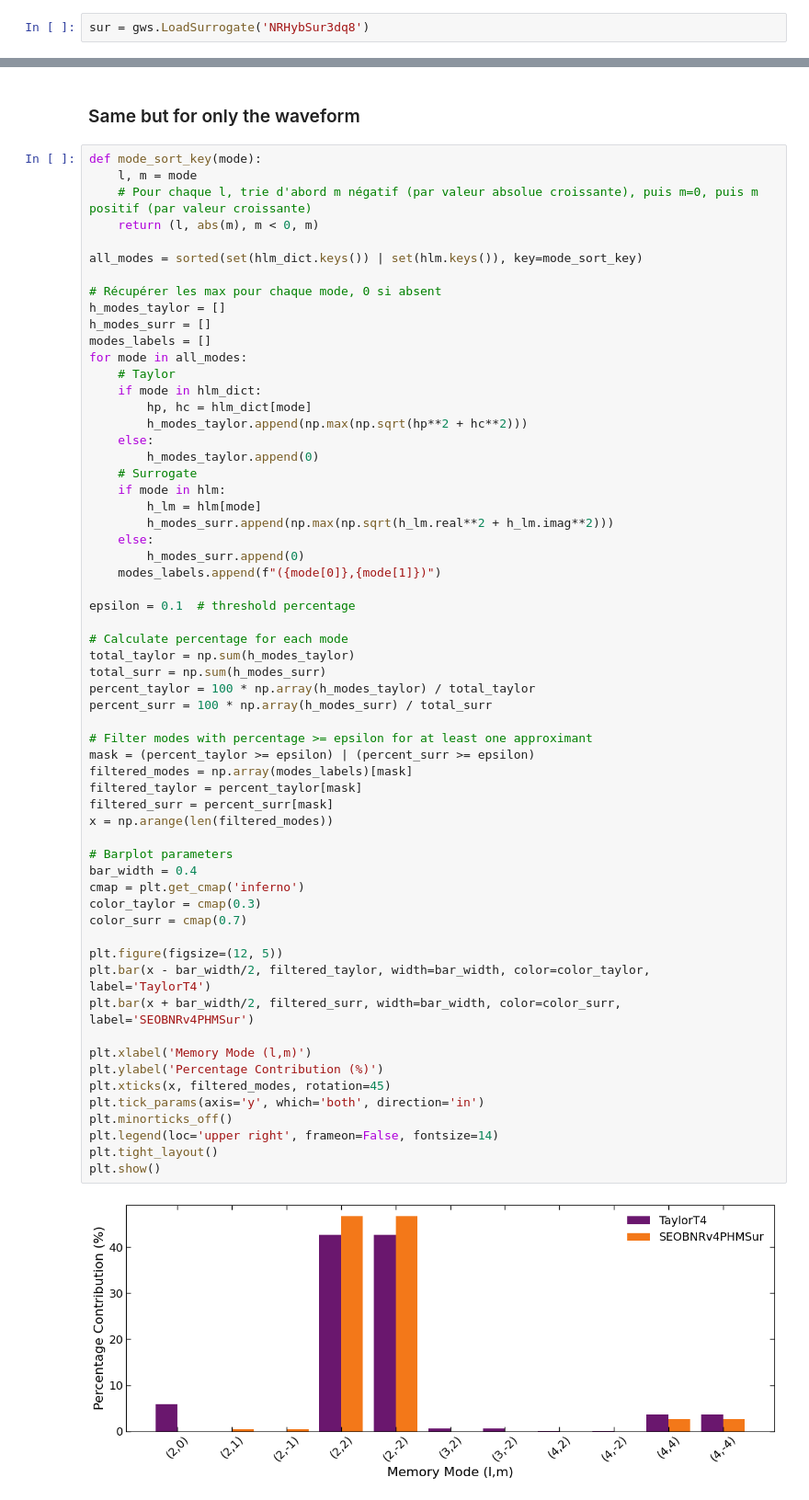
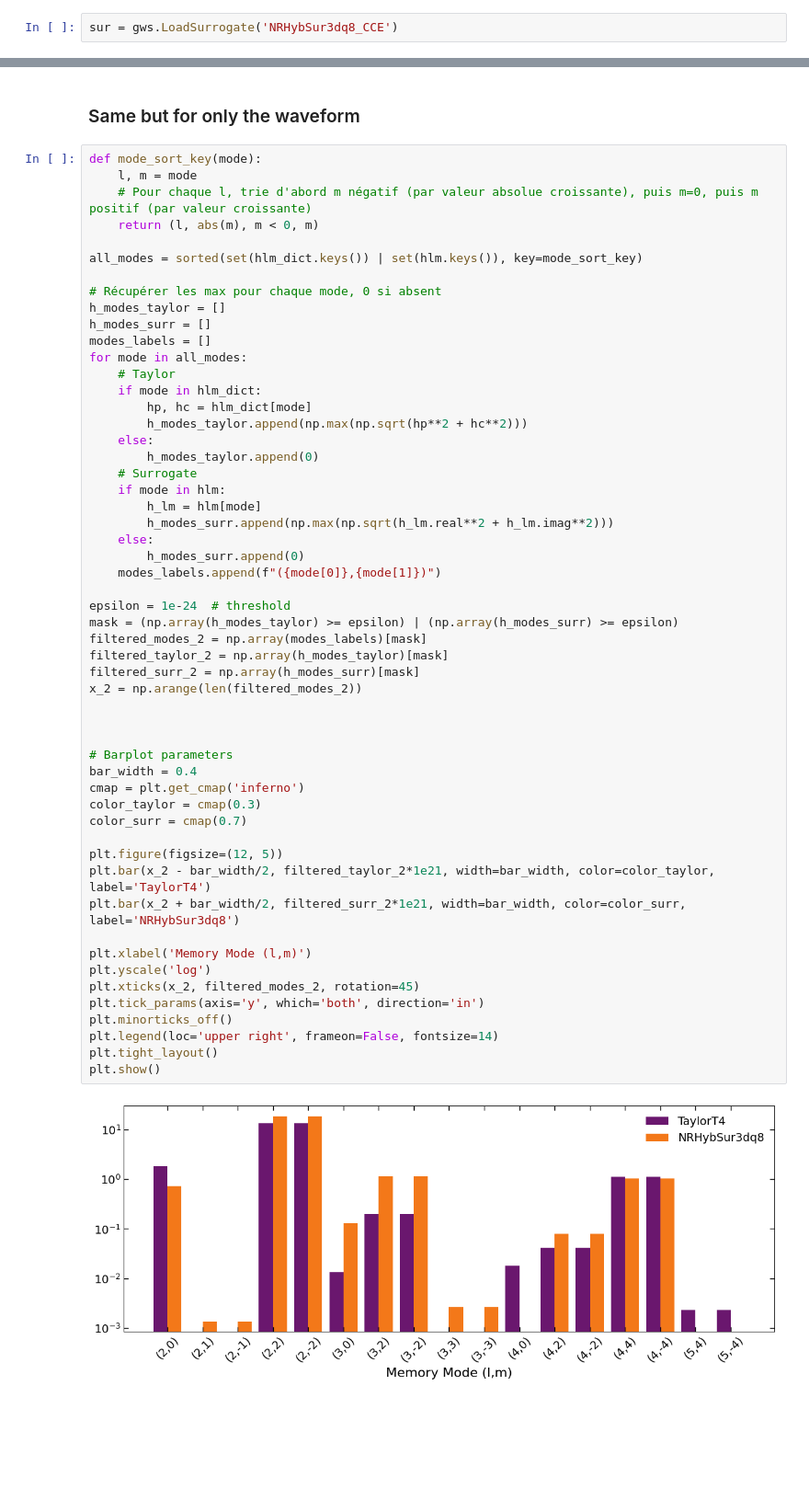
Before and after one commit to ThomasBastro/Memory_effect, a Jupyter notebook: Memory_Lopez/Computation_GW_Memory.ipynb, the cells around one changed output, grey strips where cells are left out. Shown at 92% size. Cells and saved outputs as stored; diff of their text form; blank space fills up the shorter version.

```diff
--- a/Memory_Lopez/Computation_GW_Memory.ipynb
+++ b/Memory_Lopez/Computation_GW_Memory.ipynb
@@ -376,5 +376,5 @@ NRHybSur3dq8Tidal
   from the m>0 modes. Model details can be found in Islam et al. 2022, arXiv:2204.01972.
   References: https://arxiv.org/abs/2204.01972
 # %%
-sur = gws.LoadSurrogate('NRHybSur3dq8')
+sur = gws.LoadSurrogate('NRHybSur3dq8_CCE')
 # %% [output]
@@ -978,48 +980,42 @@ for mode in all_modes:
         hp, hc = hlm_dict[mode]
         h_modes_taylor.append(np.max(np.sqrt(hp**2 + hc**2)))
     else:
         h_modes_taylor.append(0)
     # Surrogate
     if mode in hlm:
         h_lm = hlm[mode]
         h_modes_surr.append(np.max(np.sqrt(h_lm.real**2 + h_lm.imag**2)))
     else:
         h_modes_surr.append(0)
     modes_labels.append(f"({mode[0]},{mode[1]})")
 
-epsilon = 0.1  # threshold percentage
+epsilon = 1e-24  # threshold
+mask = (np.array(h_modes_taylor) >= epsilon) | (np.array(h_modes_surr) >= epsilon)
+filtered_modes_2 = np.array(modes_labels)[mask]
+filtered_taylor_2 = np.array(h_modes_taylor)[mask]
+filtered_surr_2 = np.array(h_modes_surr)[mask]
+x_2 = np.arange(len(filtered_modes_2))
 
-# Calculate percentage for each mode
-total_taylor = np.sum(h_modes_taylor)
-total_surr = np.sum(h_modes_surr)
-percent_taylor = 100 * np.array(h_modes_taylor) / total_taylor
-percent_surr = 100 * np.array(h_modes_surr) / total_surr
 
-# Filter modes with percentage >= epsilon for at least one approximant
-mask = (percent_taylor >= epsilon) | (percent_surr >= epsilon)
-filtered_modes = np.array(modes_labels)[mask]
-filtered_taylor = percent_taylor[mask]
-filtered_surr = percent_surr[mask]
-x = np.arange(len(filtered_modes))
 
 # Barplot parameters
 bar_width = 0.4
 cmap = plt.get_cmap('inferno')
 color_taylor = cmap(0.3)
 color_surr = cmap(0.7)
 
 plt.figure(figsize=(12, 5))
-plt.bar(x - bar_width/2, filtered_taylor, width=bar_width, color=color_taylor, label='TaylorT4')
-plt.bar(x + bar_width/2, filtered_surr, width=bar_width, color=color_surr, label='SEOBNRv4PHMSur')
+plt.bar(x_2 - bar_width/2, filtered_taylor_2*1e21, width=bar_width, color=color_taylor, label='TaylorT4')
+plt.bar(x_2 + bar_width/2, filtered_surr_2*1e21, width=bar_width, color=color_surr, label='NRHybSur3dq8')
 
 plt.xlabel('Memory Mode (l,m)')
-plt.ylabel('Percentage Contribution (%)')
-plt.xticks(x, filtered_modes, rotation=45)
+plt.yscale('log')
+plt.xticks(x_2, filtered_modes_2, rotation=45)
 plt.tick_params(axis='y', which='both', direction='in')
 plt.minorticks_off()
 plt.legend(loc='upper right', frameon=False, fontsize=14)
 plt.tight_layout()
 plt.show()
 # %% [output]
-[figure, old version]
+[figure, new version]
 # %%
```
Also changed, not shown: parts of 9 cells of this notebook, 2 other files.
